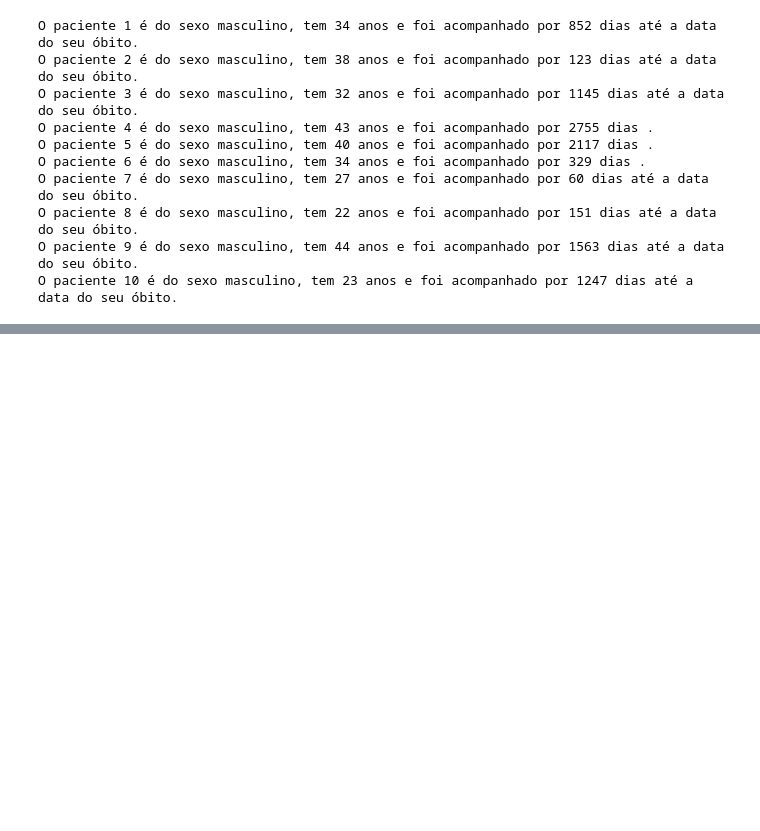
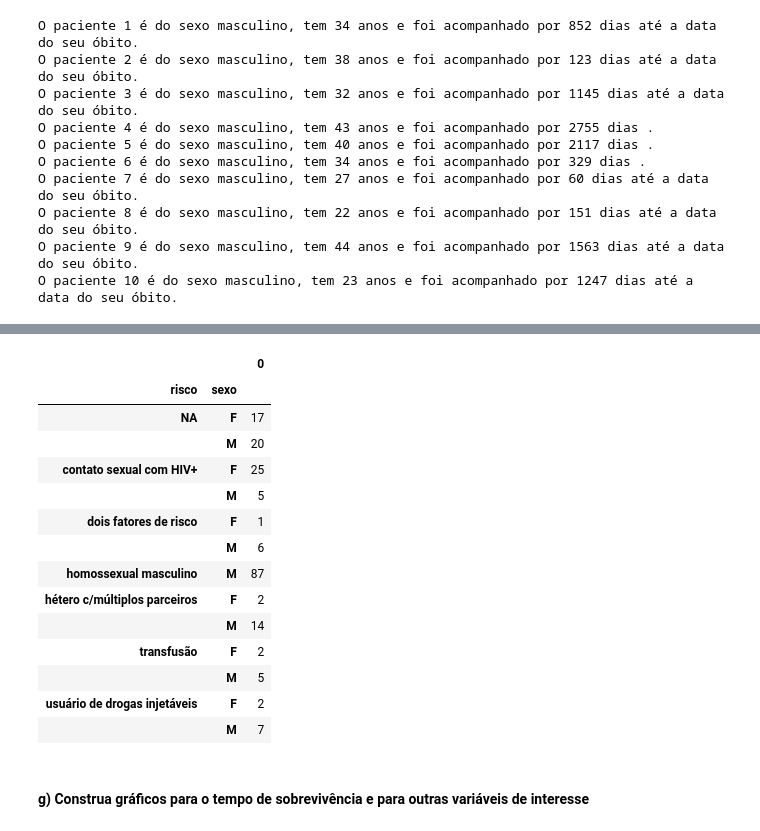
Before and after one commit to cbeluzo/dm017, a Jupyter notebook: Exercicios_Capitulo_02.ipynb, the cells around one changed output, grey strips where cells are left out. Saved outputs shown, nothing was run; the diff lists cells and outputs as text; code cells hidden in the pictures; blank space fills up the shorter version.

```diff
--- a/Exercicios_Capitulo_02.ipynb
+++ b/Exercicios_Capitulo_02.ipynb
@@ -806,0 +877,20 @@ df[['id','escola','sexo']]
+# %%
+pd.DataFrame(dfAux.groupby(['risco','sexo']).size())
+# %% [output]
+|  |  | 0 |
+| risco | sexo |  |
+| NA | F | 17 |
+|  | M | 20 |
+| contato sexual com HIV+ | F | 25 |
+|  | M | 5 |
+| dois fatores de risco | F | 1 |
+|  | M | 6 |
+| homossexual masculino | M | 87 |
+| hétero c/múltiplos parceiros | F | 2 |
+|  | M | 14 |
+| transfusão | F | 2 |
+|  | M | 5 |
+| usuário de drogas injetáveis | F | 2 |
+|  | M | 7 |
+# %% [markdown]
+#### g) Construa gráficos para o tempo de sobrevivência e para outras variáveis de interesse
```
Also changed, not shown: parts of 44 cells of this notebook.
